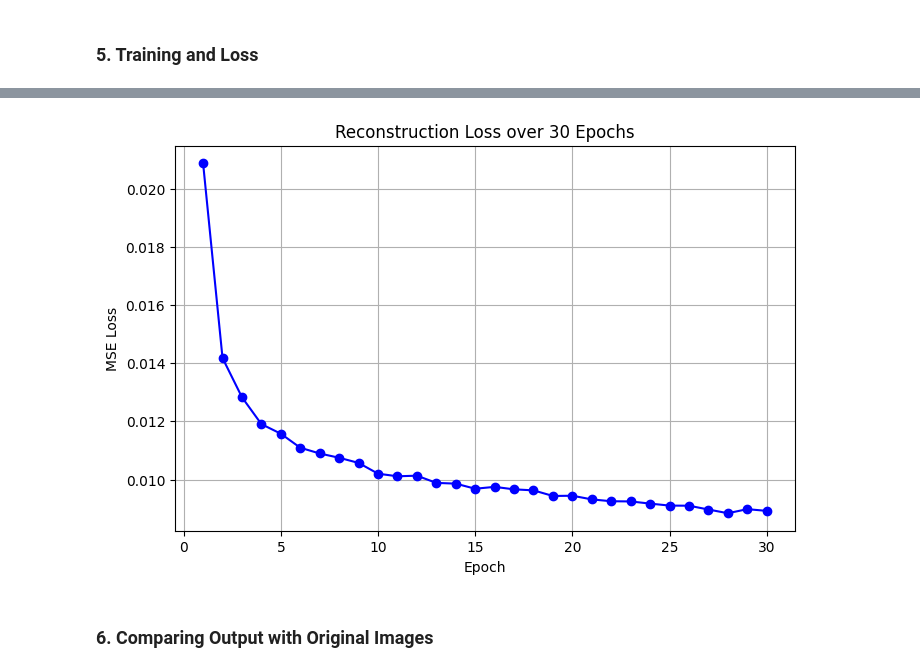
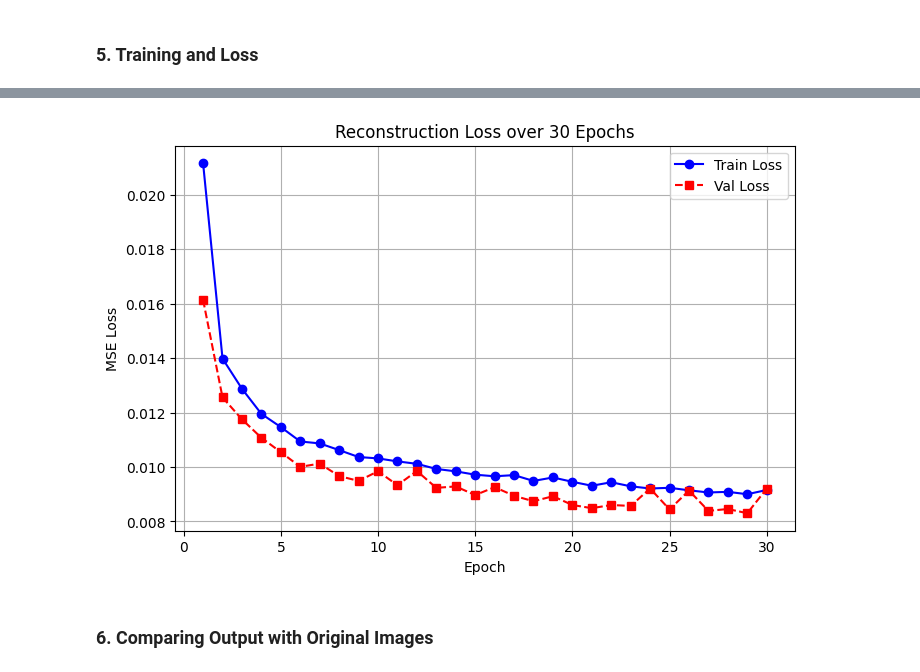
Before and after one commit to CppWizard01/CS-671_G27, a Jupyter notebook: Assignment3/Q2.ipynb, the cells around one changed output, grey strips where cells are left out. Drawn from its saved outputs; the diff is of its cells as text; code cells hidden in the pictures.

```diff
--- a/Assignment3/Q2.ipynb
+++ b/Assignment3/Q2.ipynb
@@ -21,9 +21,13 @@ transform = transforms.Compose([
     transforms.ToTensor()
 ])
 
-dataset_path = './tiny-imagenet/train'
+train_dataset_path = './tiny-imagenet/train'
+train_dataset = datasets.ImageFolder(root=train_dataset_path, transform=transform)
+train_dataloader = DataLoader(train_dataset, batch_size=64, shuffle=True)
+print(f"Loaded {len(train_dataset)} training images.")
 
-dataset = datasets.ImageFolder(root=dataset_path, transform=transform)
-dataloader = DataLoader(dataset, batch_size=64, shuffle=True)
-print(f"Loaded {len(dataset)} images from {dataset_path}")
+val_dataset_path = './tiny-imagenet/val'
+val_dataset = datasets.ImageFolder(root=val_dataset_path, transform=transform)
+val_dataloader = DataLoader(val_dataset, batch_size=64, shuffle=False)
+print(f"Loaded {len(val_dataset)} validation images.")
 # %% [output]
@@ -32,7 +37,7 @@ Loaded 3500 images from ./tiny-imagenet/train
 ### **3. Defining Nosie Functions**
 # %%
 def gauss_noise(images, mean=0.0, std=0.2):
-    noise = torch.randn(images.size()) *std + mean
+    noise = torch.randn(images.size(), device=images.device) * std + mean
     noisy_images = images + noise
     return torch.clamp(noisy_images, 0., 1.)
 
@@ -40,10 +45,10 @@ def salt_pepp_noise(images, amount=0.05):
     noisy_images = images.clone()
     p = amount / 2.0
 
-    salt_mask = torch.rand(images.size()) < p
+    salt_mask = torch.rand(images.size(), device=images.device) < p
     noisy_images[salt_mask] = 1.0
 
-    pepper_mask = torch.rand(images.size()) < p
+    pepper_mask = torch.rand(images.size(), device=images.device) < p
     noisy_images[pepper_mask] = 0.0
 
     return noisy_images
@@ -96,19 +101,20 @@ optimizer = optim.Adam(model.parameters(), lr=1e-3)
 epochs = 30
 noise_type = "gaussian"
 
-epoch_losses = []
+train_losses = []
+val_losses = []
 
-model.train()
 for epoch in range(epochs):
+
+    model.train()
     running_loss = 0.0
-    for img, _ in dataloader:
+    for img, _ in train_dataloader:
+        img = img.to(device)
 
         if noise_type == "gaussian":
             noisy_img = gauss_noise(img)
         else:
             noisy_img = salt_pepp_noise(img)
-
-        img, noisy_img = img.to(device), noisy_img.to(device)
 
         optimizer.zero_grad()
         outputs = model(noisy_img)
@@ -119,16 +125,36 @@ for epoch in range(epochs):
 
         running_loss += loss.item()
 
-    avg_loss = running_loss / len(dataloader)
-    epoch_losses.append(avg_loss) # Save it
+    avg_train_loss = running_loss / len(train_dataloader)
+    train_losses.append(avg_train_loss)
 
-    print(f"Epoch [{epoch+1}/{epochs}], MSE Loss: {avg_loss:.4f}")
+    model.eval()
+    val_loss = 0.0
+    with torch.no_grad():
+        for val_img, _ in val_dataloader:
+            val_img = val_img.to(device)
+
+            if noise_type == "gaussian":
+                noisy_val_img = gauss_noise(val_img)
+            else:
+                noisy_val_img = salt_pepp_noise(val_img)
+
+            val_outputs = model(noisy_val_img)
+            v_loss = criterion(val_outputs, val_img)
+            val_loss += v_loss.item()
+
+    avg_val_loss = val_loss / len(val_dataloader)
+    val_losses.append(avg_val_loss)
+
+    print(f"Epoch [{epoch+1}/{epochs}], Train MSE: {avg_train_loss:.4f}, Val MSE: {avg_val_loss:.4f}")
 
 plt.figure(figsize=(8, 5))
-plt.plot(range(1, epochs + 1), epoch_losses, marker='o', linestyle='-', color='b')
+plt.plot(range(1, epochs + 1), train_losses, marker='o', linestyle='-', color='b', label='Train Loss')
+plt.plot(range(1, epochs + 1), val_losses, marker='s', linestyle='--', color='r', label='Val Loss')
 plt.title('Reconstruction Loss over 30 Epochs')
 plt.xlabel('Epoch')
 plt.ylabel('MSE Loss')
+plt.legend()
 plt.grid(True)
 plt.show()
 # %% [output]
@@ -152,4 +178,4 @@ Epoch [30/30], MSE Loss: 0.0089
-[figure, old version]
+[figure, new version]
 # %% [markdown]
 ### **6. Comparing Output with Original Images**
 # %%
```
Also changed, not shown: parts of 3 cells of this notebook, 1 other file.
